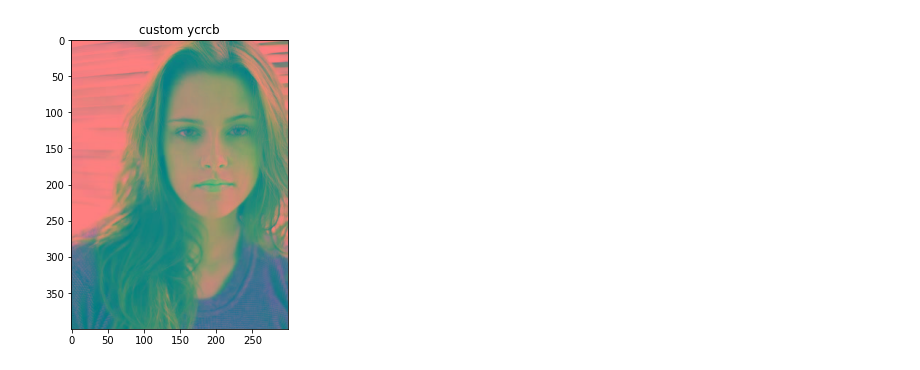
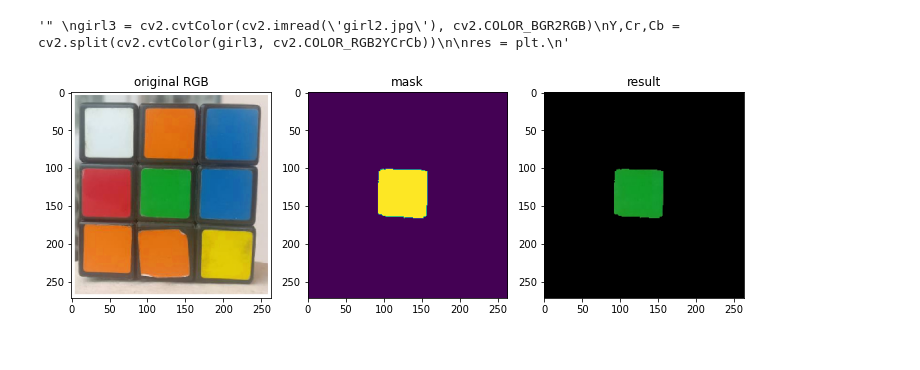
Before and after one commit to kavin-du/Color-Spaces-Transform, a Jupyter notebook: e16057.ipynb, the cells around one changed output. Cells and saved outputs as stored; diff of their text form; code cells hidden in the pictures.

```diff
--- a/e16057.ipynb
+++ b/e16057.ipynb
@@ -62,5 +60,25 @@ if __name__ == '__main__':
 # %%
-    ycrcb2 = rgbToYCrCb(girl2)
-    showImages([ycrcb2], ['custom ycrcb'])
+    # ycrcb2 = rgbToYCrCb(girl2)
+    # showImages([girl2,ycrcb2], ['original','custom ycrcb'])
-# %% [output]
-[figure, removed]
+# %%
+    """ The YCrCb Color space"""
+
+    """"
+    girl3 = cv2.cvtColor(cv2.imread('girl2.jpg'), cv2.COLOR_BGR2RGB)
+    Y,Cr,Cb = cv2.split(cv2.cvtColor(girl3, cv2.COLOR_RGB2YCrCb))
+
+    res = plt.
+    """
+# %% [output]
+'" \ngirl3 = cv2.cvtColor(cv2.imread(\'girl2.jpg\'), cv2.COLOR_BGR2RGB)\nY,Cr,Cb = cv2.split(cv2.cvtColor(girl3, cv2.COLOR_RGB2YCrCb))\n\nres = plt.\n'
+# %%
+    rubic_rgb = cv2.cvtColor(cv2.imread('rubic.png'), cv2.COLOR_BGR2RGB)
+
+    minrgb = np.array([0,118,0], dtype='uint8')
+    maxrgb = np.array([56,198,80], dtype='uint8')
+    mask = cv2.inRange(rubic_rgb, minrgb, maxrgb)
+
+    result = cv2.bitwise_and(rubic_rgb, rubic_rgb, mask=mask)
+    showImages([rubic_rgb, mask, result],['original RGB', 'mask', 'result'])
+# %% [output]
+[figure, added]
```
Also changed, not shown: parts of 2 cells of this notebook, 3 other files.
